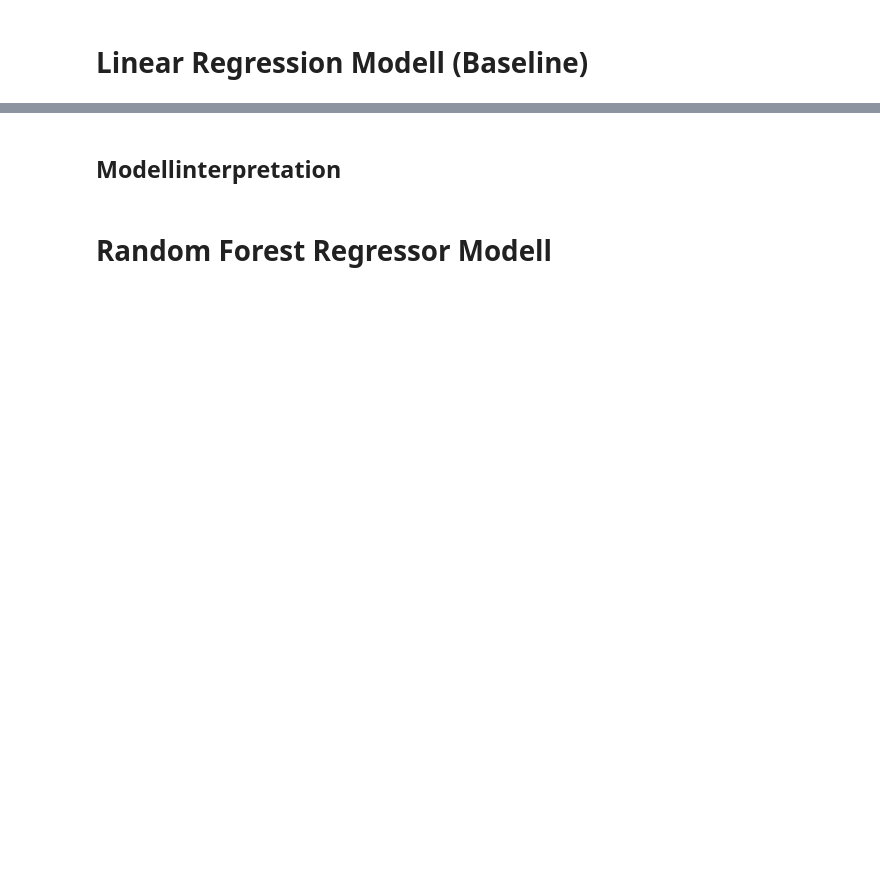
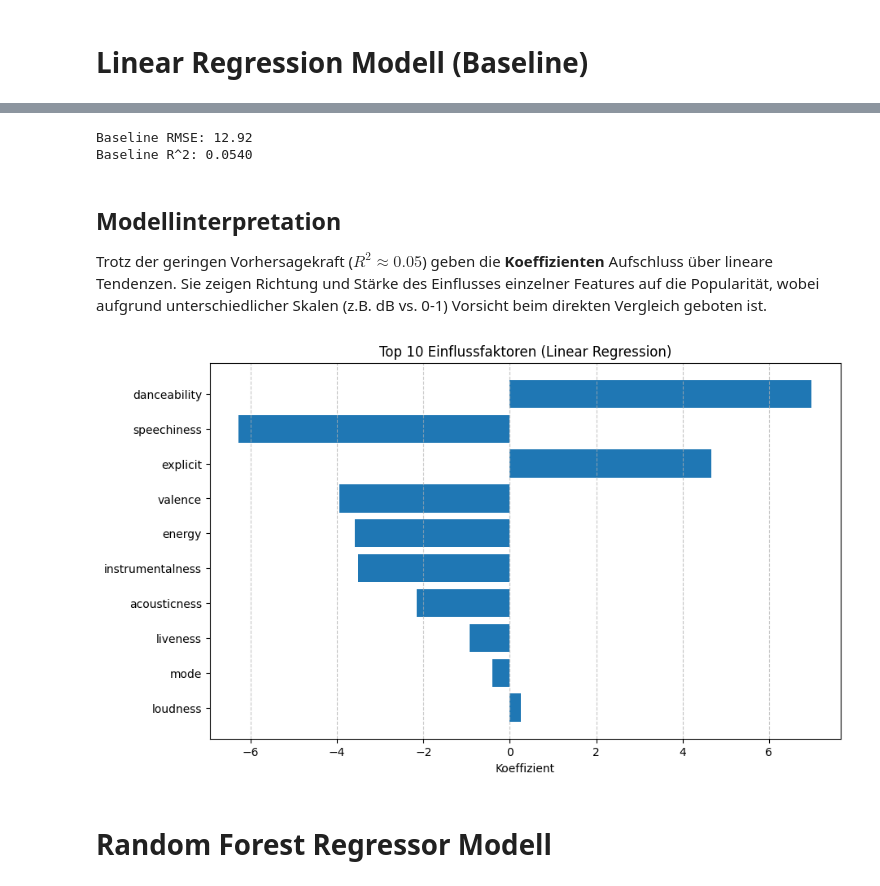
Before and after one commit to Chr1s28/DSG_DS_Project, a Jupyter notebook: site/3_modellierungsbericht.ipynb, the cells around one changed output, grey strips where cells are left out. Saved outputs shown, nothing was run; the diff lists cells and outputs as text; code cells hidden in the pictures; blank space fills up the shorter version.

Commit message:
model und so

```diff
--- a/site/3_modellierungsbericht.ipynb
+++ b/site/3_modellierungsbericht.ipynb
@@ -15,0 +26,24 @@ format:
+# %%
+from pathlib import Path
+
+import numpy as np
+import pandas as pd
+from sklearn.linear_model import LinearRegression
+from sklearn.metrics import mean_squared_error, r2_score
+from sklearn.model_selection import train_test_split
+
+df_ml = pd.read_csv(Path("../data/cleaned_no_noise_tracks_features.csv"), keep_default_na=False, na_values=[""])
+# Drop non-feature columns
+df_ml = df_ml.drop(
+    columns=["id", "name", "album", "album_id", "artists", "artist_ids", "track_number", "disc_number", "year"]
+)
+# %%
+# 1. Define X (Features) and y (Target)
+X = df_ml.drop(columns=["popularity"])
+y = df_ml["popularity"]
+
+# 2. Split: 80% for Training, 20% for Testing
+X_train, X_test, y_train, y_test = train_test_split(X, y, test_size=0.2, random_state=67)
+
+print(f"Training Data Shape: {X_train.shape}")
+print(f"Testing Data Shape: {X_test.shape}")
@@ -15,0 +53,3 @@ format:
+# %%
+lr_model = LinearRegression()
+lr_model.fit(X_train, y_train)
@@ -18,5 +65,36 @@ format:
+# %%
+y_pred_lr = lr_model.predict(X_test)
+rmse_lr = np.sqrt(mean_squared_error(y_test, y_pred_lr))
+r2_lr = r2_score(y_test, y_pred_lr)
+
+print(f"Baseline RMSE: {rmse_lr:.2f}")
+print(f"Baseline R^2: {r2_lr:.4f}")
+# %% [output]
+Baseline RMSE: 12.92
+Baseline R^2: 0.0540
 # %% [markdown]
 ## Modellinterpretation
+
+Trotz der geringen Vorhersagekraft ($R^2 \approx 0.05$) geben die **Koeffizienten** Aufschluss über lineare Tendenzen. Sie zeigen Richtung und Stärke des Einflusses einzelner Features auf die Popularität, wobei aufgrund unterschiedlicher Skalen (z.B. dB vs. 0-1) Vorsicht beim direkten Vergleich geboten ist.
+# %%
+import matplotlib.pyplot as plt
+
+coef_df = pd.DataFrame({
+    "Feature": X.columns,
+    "Coefficient": lr_model.coef_
+})
+coef_df["Abs_Coefficient"] = coef_df["Coefficient"].abs()
+coef_df = coef_df.sort_values("Abs_Coefficient", ascending=False)
+
+plt.figure(figsize=(10, 6))
+plt.barh(coef_df["Feature"].head(10), coef_df["Coefficient"].head(10))
+plt.xlabel("Koeffizient")
+plt.title("Top 10 Einflussfaktoren (Linear Regression)")
+plt.gca().invert_yaxis()
+plt.grid(axis="x", linestyle="--", alpha=0.7)
+plt.show()
+# %% [output]
+[figure, added]
 # %% [markdown]
 # Random Forest Regressor Modell
 # %% [markdown]
```
Also changed, not shown: parts of 29 cells of this notebook, 1 other file.
